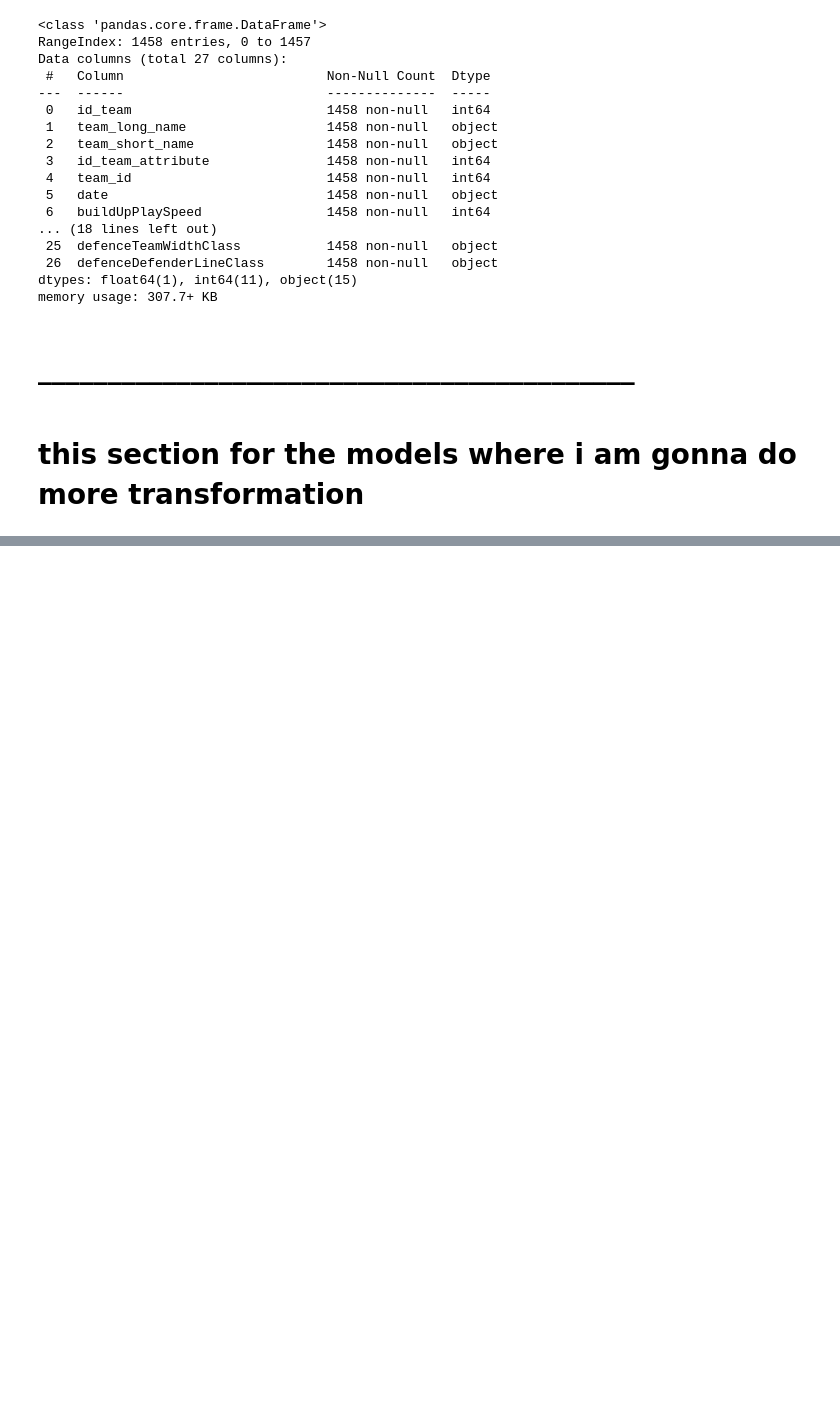
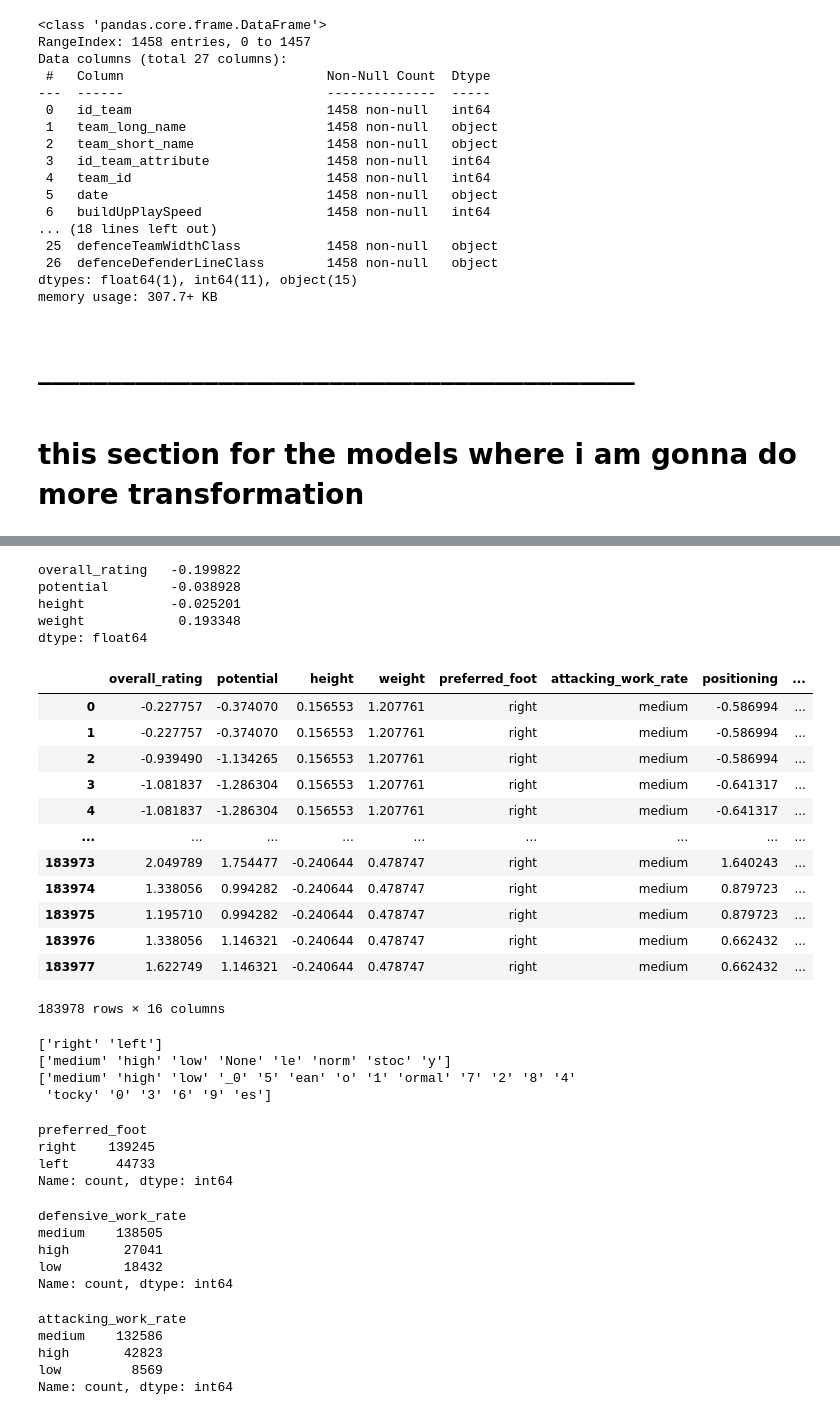
Before and after one commit to rahiqi-al/football-_clustering, a Jupyter notebook: test.ipynb, the cells around one changed output, grey strips where cells are left out. Cells and saved outputs as stored; diff of their text form; code cells hidden in the pictures; blank space fills up the shorter version.

```diff
--- a/test.ipynb
+++ b/test.ipynb
@@ -665,0 +783,8 @@ memory usage: 307.7+ KB
+# %%
+df_player[['overall_rating', 'potential', 'height', 'weight']].skew()
+# %% [output]
+overall_rating   -0.199822
+potential        -0.038928
+height           -0.025201
+weight            0.193348
+dtype: float64
@@ -665,0 +820,53 @@ memory usage: 307.7+ KB
+# %%
+#  i completed the standarization
+df_player[config.cluster_player]
+# %% [output]
+|  | overall_rating | potential | height | weight | preferred_foot | attacking_work_rate | positioning | ... |
+| 0 | -0.227757 | -0.374070 | 0.156553 | 1.207761 | right | medium | -0.586994 | ... |
+| 1 | -0.227757 | -0.374070 | 0.156553 | 1.207761 | right | medium | -0.586994 | ... |
+| 2 | -0.939490 | -1.134265 | 0.156553 | 1.207761 | right | medium | -0.586994 | ... |
+| 3 | -1.081837 | -1.286304 | 0.156553 | 1.207761 | right | medium | -0.641317 | ... |
+| 4 | -1.081837 | -1.286304 | 0.156553 | 1.207761 | right | medium | -0.641317 | ... |
+| ... | ... | ... | ... | ... | ... | ... | ... | ... |
+| 183973 | 2.049789 | 1.754477 | -0.240644 | 0.478747 | right | medium | 1.640243 | ... |
+| 183974 | 1.338056 | 0.994282 | -0.240644 | 0.478747 | right | medium | 0.879723 | ... |
+| 183975 | 1.195710 | 0.994282 | -0.240644 | 0.478747 | right | medium | 0.879723 | ... |
+| 183976 | 1.338056 | 1.146321 | -0.240644 | 0.478747 | right | medium | 0.662432 | ... |
+| 183977 | 1.622749 | 1.146321 | -0.240644 | 0.478747 | right | medium | 0.662432 | ... |
+183978 rows × 16 columns
+# %%
+# now i ll be starting encoding
+
+print(df_player['preferred_foot'].unique())
+print(df_player['attacking_work_rate'].unique())
+print(df_player['defensive_work_rate'].unique())
+# %% [output]
+['right' 'left']
+['medium' 'high' 'low' 'None' 'le' 'norm' 'stoc' 'y']
+['medium' 'high' 'low' '_0' '5' 'ean' 'o' '1' 'ormal' '7' '2' '8' '4'
+ 'tocky' '0' '3' '6' '9' 'es']
+# %%
+df_player['preferred_foot'].value_counts()
+# %% [output]
+preferred_foot
+right    139245
+left      44733
+Name: count, dtype: int64
+# %%
+df_player['defensive_work_rate']=df_player['defensive_work_rate'].apply(lambda x : 'medium' if x not in ['medium','high','low'] else x)
+df_player['defensive_work_rate'].value_counts()
+# %% [output]
+defensive_work_rate
+medium    138505
+high       27041
+low        18432
+Name: count, dtype: int64
+# %%
+df_player['attacking_work_rate']=df_player['attacking_work_rate'].apply(lambda x : 'medium' if x not in ['medium','high','low'] else x)
+df_player['attacking_work_rate'].value_counts()
+# %% [output]
+attacking_work_rate
+medium    132586
+high       42823
+low         8569
+Name: count, dtype: int64
```
Also changed, not shown: parts of 26 cells of this notebook, 4 other files.
